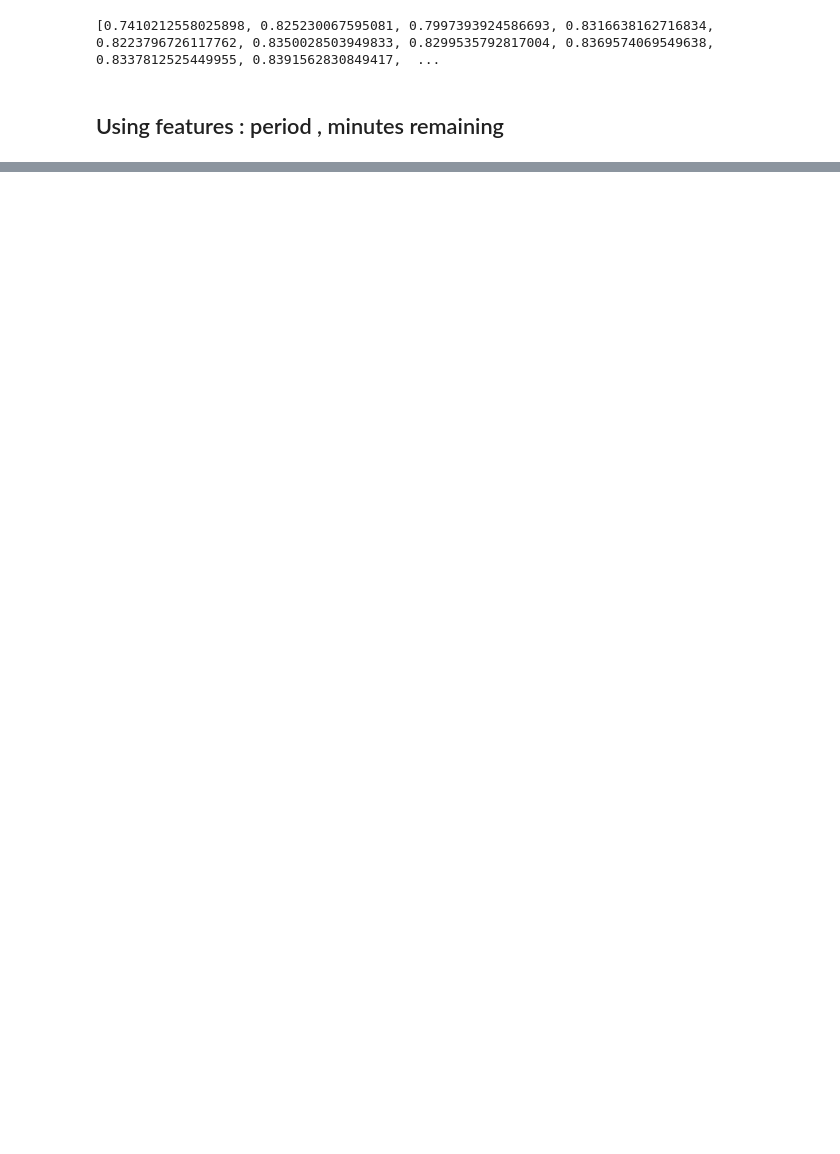
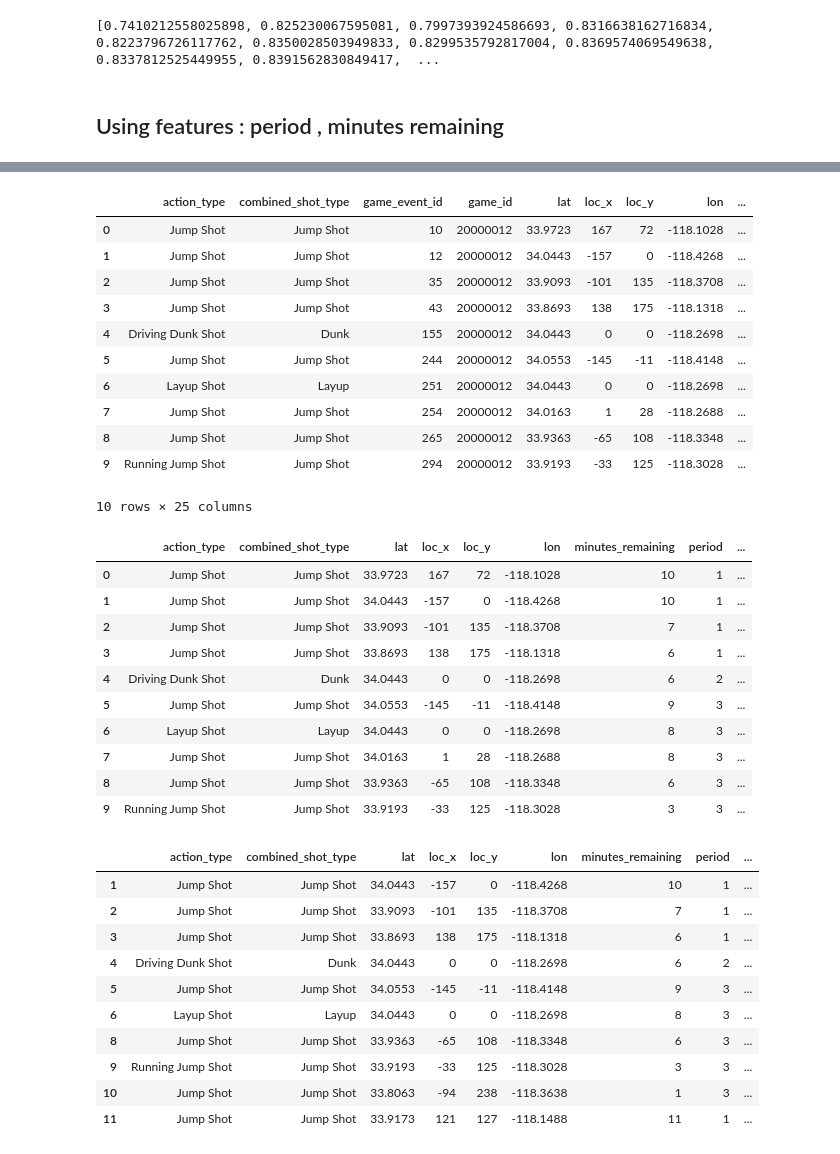
Before and after one commit to johntahod/KobeBryant_ShotSelection, a Jupyter notebook: KNN_Kobe/KobeKNN_Demo00.ipynb, the cells around one changed output, grey strips where cells are left out. Saved outputs shown, nothing was run; the diff lists cells and outputs as text; code cells hidden in the pictures; blank space fills up the shorter version.

```diff
--- a/KNN_Kobe/KobeKNN_Demo00.ipynb
+++ b/KNN_Kobe/KobeKNN_Demo00.ipynb
@@ -312,0 +336,68 @@ print(accuracy)
+# %%
+kobe_data = pd.read_csv('../data.csv')
+display(kobe_data.head(10))
+
+full_features = [kobe_data.columns]
+# print(full_features)
+
+
+# Target List (this is our y)
+target = ['shot_made_flag']
+
+
+# Features that we will not be using.
+unused_features = ['team_name', 'team_id', 'matchup', 'game_event_id', 'game_id', 'shot_id', 'season', 'game_date']
+removed_features = unused_features
+
+
+removed_features = unused_features
+# print(removed_features)
+
+feature_cols = [feature for feature in kobe_data.columns if feature not in removed_features]
+# print(feature_cols)
+
+display(kobe_data[feature_cols].head(10))
+# Data frame but with the prediction rwos removed (rows with a Nan value in the target column)
+y = pd.DataFrame()
+y = kobe_data[target]
+# display(y.head(10))
+
+
+# Data with all prediction data dropped (so that we don't learn from it)
+X = kobe_data[feature_cols].dropna()
+display(X.head(10))
+# %% [output]
+|  | action_type | combined_shot_type | game_event_id | game_id | lat | loc_x | loc_y | lon | ... |
+| 0 | Jump Shot | Jump Shot | 10 | 20000012 | 33.9723 | 167 | 72 | -118.1028 | ... |
+| 1 | Jump Shot | Jump Shot | 12 | 20000012 | 34.0443 | -157 | 0 | -118.4268 | ... |
+| 2 | Jump Shot | Jump Shot | 35 | 20000012 | 33.9093 | -101 | 135 | -118.3708 | ... |
+| 3 | Jump Shot | Jump Shot | 43 | 20000012 | 33.8693 | 138 | 175 | -118.1318 | ... |
+| 4 | Driving Dunk Shot | Dunk | 155 | 20000012 | 34.0443 | 0 | 0 | -118.2698 | ... |
+| 5 | Jump Shot | Jump Shot | 244 | 20000012 | 34.0553 | -145 | -11 | -118.4148 | ... |
+| 6 | Layup Shot | Layup | 251 | 20000012 | 34.0443 | 0 | 0 | -118.2698 | ... |
+| 7 | Jump Shot | Jump Shot | 254 | 20000012 | 34.0163 | 1 | 28 | -118.2688 | ... |
+| 8 | Jump Shot | Jump Shot | 265 | 20000012 | 33.9363 | -65 | 108 | -118.3348 | ... |
+| 9 | Running Jump Shot | Jump Shot | 294 | 20000012 | 33.9193 | -33 | 125 | -118.3028 | ... |
+10 rows × 25 columns
+|  | action_type | combined_shot_type | lat | loc_x | loc_y | lon | minutes_remaining | period | ... |
+| 0 | Jump Shot | Jump Shot | 33.9723 | 167 | 72 | -118.1028 | 10 | 1 | ... |
+| 1 | Jump Shot | Jump Shot | 34.0443 | -157 | 0 | -118.4268 | 10 | 1 | ... |
+| 2 | Jump Shot | Jump Shot | 33.9093 | -101 | 135 | -118.3708 | 7 | 1 | ... |
+| 3 | Jump Shot | Jump Shot | 33.8693 | 138 | 175 | -118.1318 | 6 | 1 | ... |
+| 4 | Driving Dunk Shot | Dunk | 34.0443 | 0 | 0 | -118.2698 | 6 | 2 | ... |
+| 5 | Jump Shot | Jump Shot | 34.0553 | -145 | -11 | -118.4148 | 9 | 3 | ... |
+| 6 | Layup Shot | Layup | 34.0443 | 0 | 0 | -118.2698 | 8 | 3 | ... |
+| 7 | Jump Shot | Jump Shot | 34.0163 | 1 | 28 | -118.2688 | 8 | 3 | ... |
+| 8 | Jump Shot | Jump Shot | 33.9363 | -65 | 108 | -118.3348 | 6 | 3 | ... |
+| 9 | Running Jump Shot | Jump Shot | 33.9193 | -33 | 125 | -118.3028 | 3 | 3 | ... |
+|  | action_type | combined_shot_type | lat | loc_x | loc_y | lon | minutes_remaining | period | ... |
+| 1 | Jump Shot | Jump Shot | 34.0443 | -157 | 0 | -118.4268 | 10 | 1 | ... |
+| 2 | Jump Shot | Jump Shot | 33.9093 | -101 | 135 | -118.3708 | 7 | 1 | ... |
+| 3 | Jump Shot | Jump Shot | 33.8693 | 138 | 175 | -118.1318 | 6 | 1 | ... |
+| 4 | Driving Dunk Shot | Dunk | 34.0443 | 0 | 0 | -118.2698 | 6 | 2 | ... |
+| 5 | Jump Shot | Jump Shot | 34.0553 | -145 | -11 | -118.4148 | 9 | 3 | ... |
+| 6 | Layup Shot | Layup | 34.0443 | 0 | 0 | -118.2698 | 8 | 3 | ... |
+| 8 | Jump Shot | Jump Shot | 33.9363 | -65 | 108 | -118.3348 | 6 | 3 | ... |
+| 9 | Running Jump Shot | Jump Shot | 33.9193 | -33 | 125 | -118.3028 | 3 | 3 | ... |
+| 10 | Jump Shot | Jump Shot | 33.8063 | -94 | 238 | -118.3638 | 1 | 3 | ... |
+| 11 | Jump Shot | Jump Shot | 33.9173 | 121 | 127 | -118.1488 | 11 | 1 | ... |
```
Also changed, not shown: parts of 6 cells of this notebook, 2 other files.
